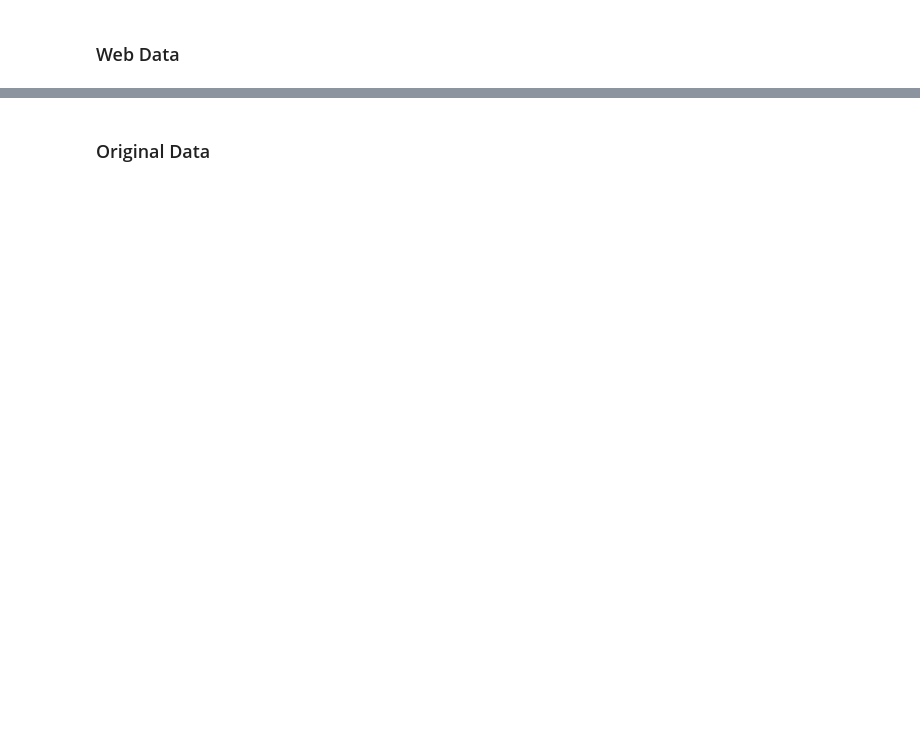
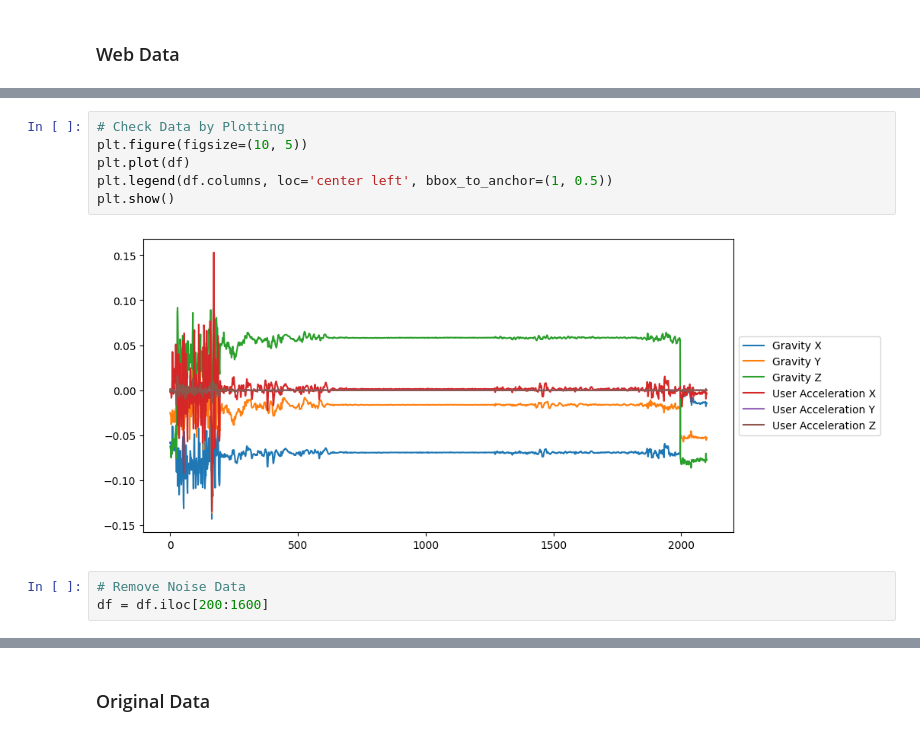
Before and after one commit to rayhannarindran/fitmotion_model, a Jupyter notebook: src/model_tester.ipynb, the cells around one changed output, grey strips where cells are left out. Drawn from its saved outputs; the diff is of its cells as text; blank space fills up the shorter version.

```diff
--- a/src/model_tester.ipynb
+++ b/src/model_tester.ipynb
@@ -101,0 +94,11 @@ df
+# %%
+# Check Data by Plotting
+plt.figure(figsize=(10, 5))
+plt.plot(df)
+plt.legend(df.columns, loc='center left', bbox_to_anchor=(1, 0.5))
+plt.show()
+# %% [output]
+[figure, added]
+# %%
+# Remove Noise Data
+df = df.iloc[200:1600]
```
Also changed, not shown: parts of 11 cells of this notebook, 28 other files.
